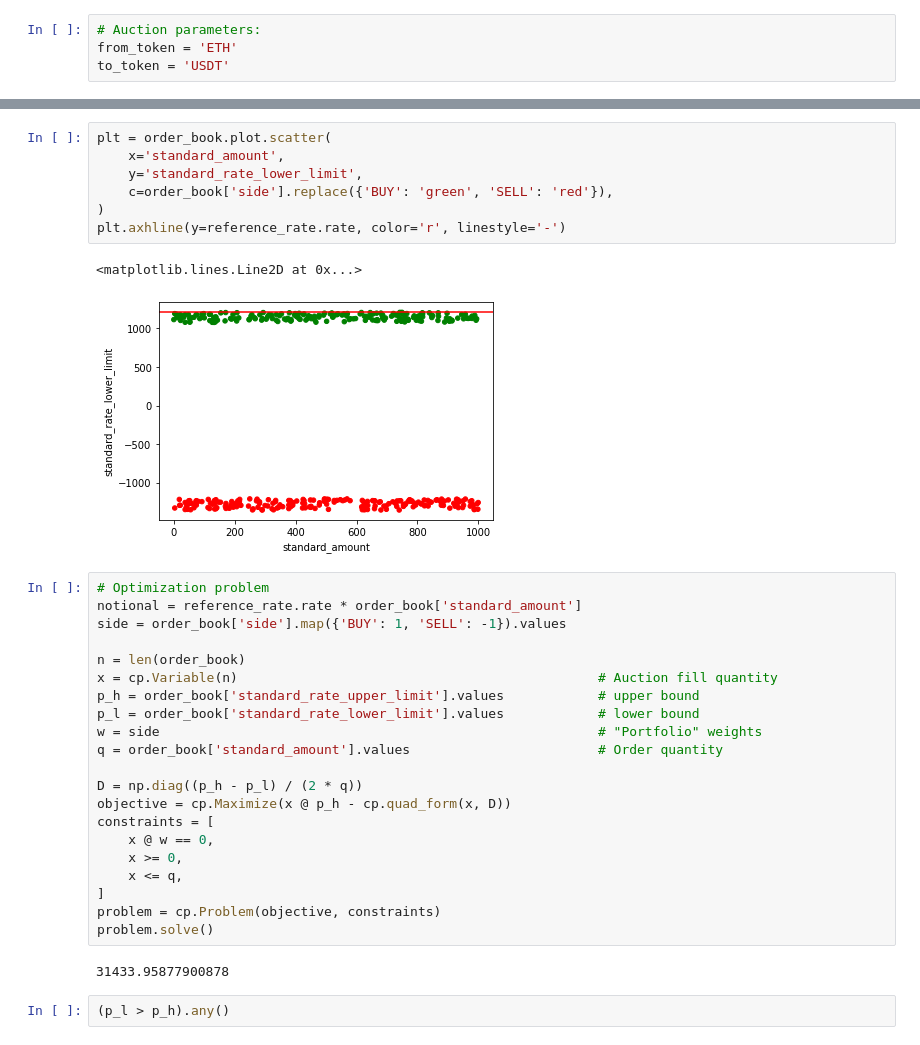
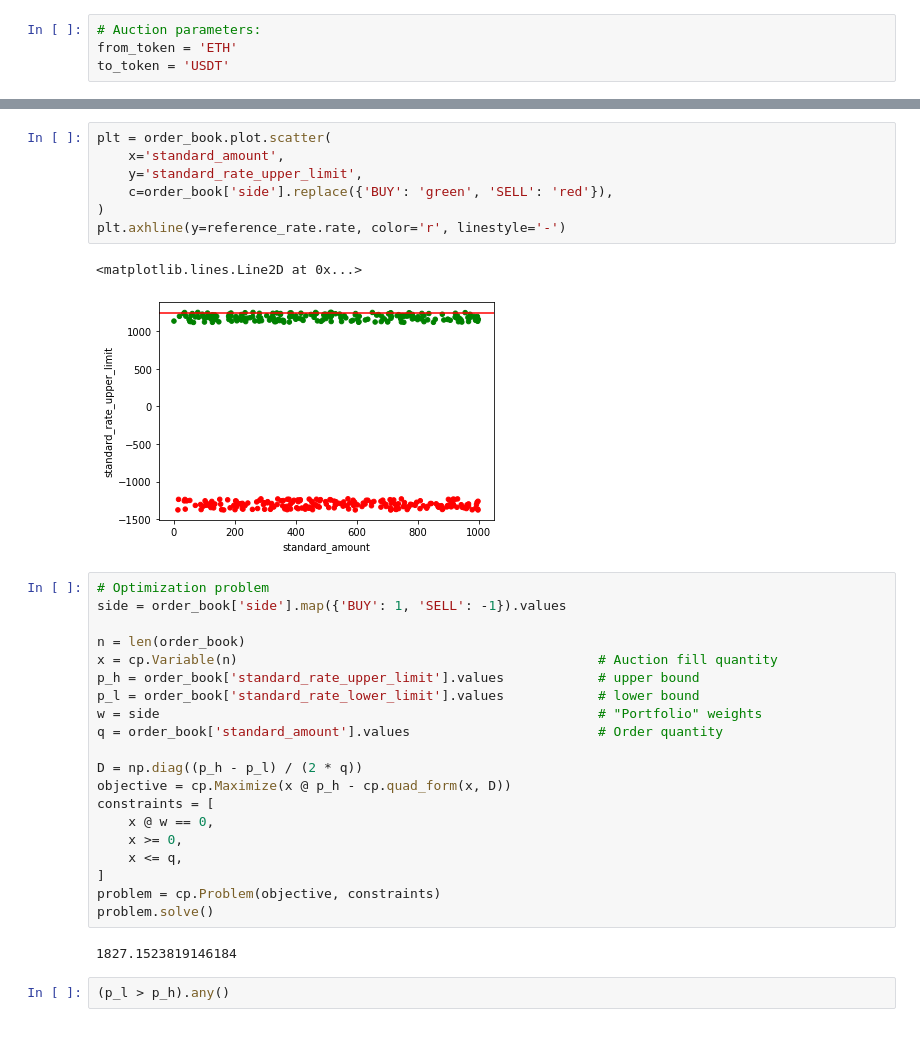
Before and after one commit to Keon6/Dexcellence, a Jupyter notebook: backend/notebooks/auction.ipynb, the cells around one changed output, grey strips where cells are left out. Drawn from its saved outputs; the diff is of its cells as text.

```diff
--- a/backend/notebooks/auction.ipynb
+++ b/backend/notebooks/auction.ipynb
@@ -152,16 +152,15 @@ plt.axhline(y=reference_rate.rate, color='r', linestyle='-')
 # %%
 plt = order_book.plot.scatter(
     x='standard_amount',
-    y='standard_rate_lower_limit',
+    y='standard_rate_upper_limit',
     c=order_book['side'].replace({'BUY': 'green', 'SELL': 'red'}),
 )
 plt.axhline(y=reference_rate.rate, color='r', linestyle='-')
 # %% [output]
 <matplotlib.lines.Line2D at 0x...>
-[figure, old version]
+[figure, new version]
 # %%
 # Optimization problem
-notional = reference_rate.rate * order_book['standard_amount']
 side = order_book['side'].map({'BUY': 1, 'SELL': -1}).values
 
 n = len(order_book)
@@ -181,7 +180,7 @@ constraints = [
 problem = cp.Problem(objective, constraints)
 problem.solve()
 # %% [output]
-31433.95877900878
+1827.1523819146184
 # %%
 (p_l > p_h).any()
 # %% [output]
```
Also changed, not shown: parts of 14 cells of this notebook, 11 other files.
